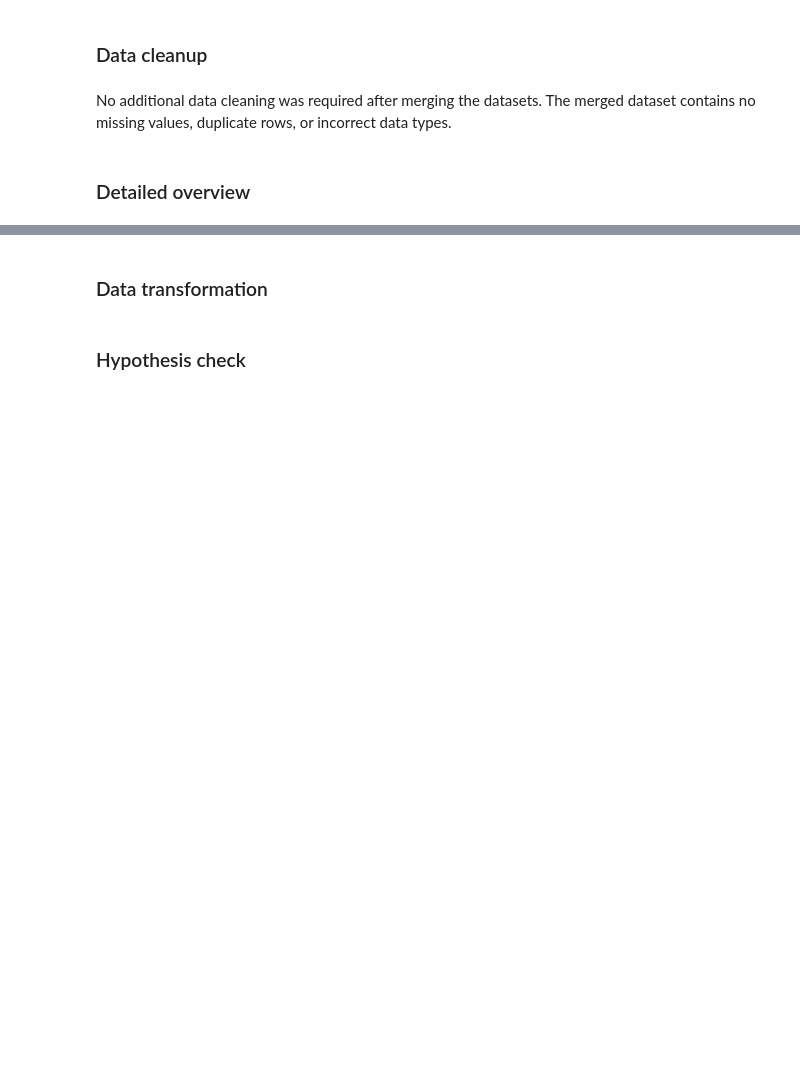
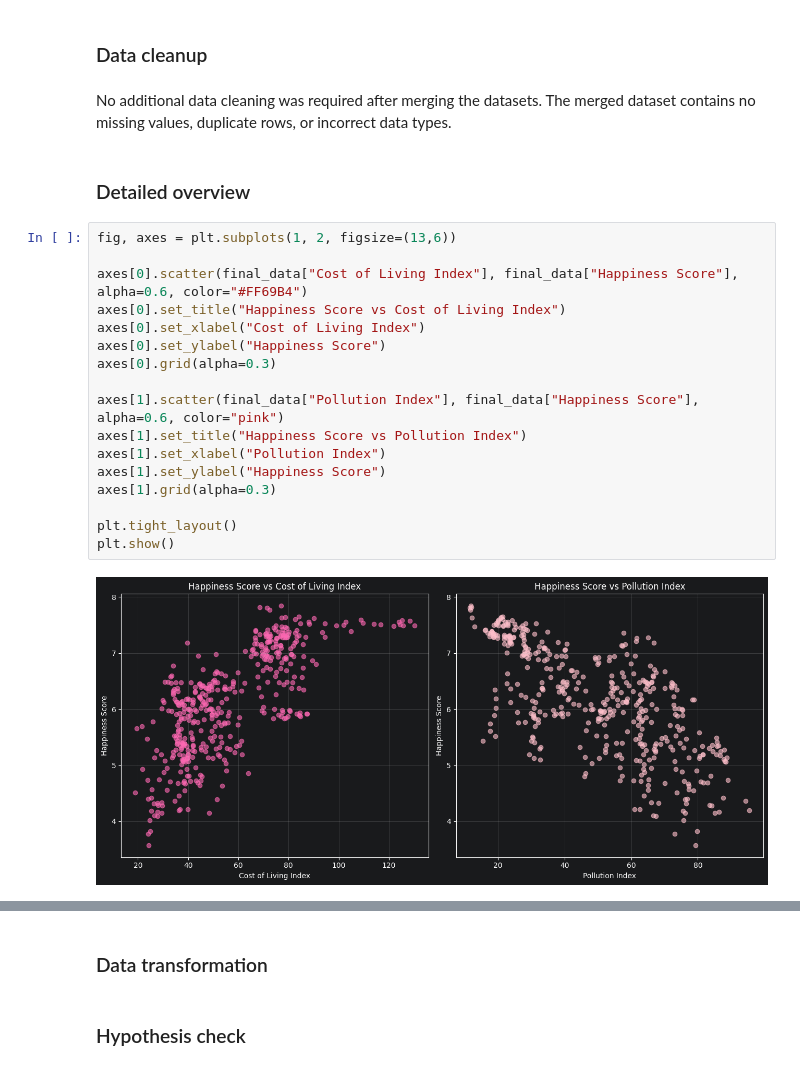
Before and after one commit to soonserv/data-best-project, a Jupyter notebook: notebooks/SA_notebook.ipynb, the cells around one changed output, grey strips where cells are left out. Saved outputs shown, nothing was run; the diff lists cells and outputs as text; blank space fills up the shorter version.

```diff
--- a/notebooks/SA_notebook.ipynb
+++ b/notebooks/SA_notebook.ipynb
@@ -716,3 +738,22 @@ array([2015, 2016, 2017, 2018, 2019, 2020, 2021, 2022])
 No additional data cleaning was required after merging the datasets. The merged dataset contains no missing values, duplicate rows, or incorrect data types.
 # %% [markdown]
 ### Detailed overview
+# %%
+fig, axes = plt.subplots(1, 2, figsize=(13,6))
+
+axes[0].scatter(final_data["Cost of Living Index"], final_data["Happiness Score"], alpha=0.6, color="#FF69B4")
+axes[0].set_title("Happiness Score vs Cost of Living Index")
+axes[0].set_xlabel("Cost of Living Index")
+axes[0].set_ylabel("Happiness Score")
+axes[0].grid(alpha=0.3)
+
+axes[1].scatter(final_data["Pollution Index"], final_data["Happiness Score"], alpha=0.6, color="pink")
+axes[1].set_title("Happiness Score vs Pollution Index")
+axes[1].set_xlabel("Pollution Index")
+axes[1].set_ylabel("Happiness Score")
+axes[1].grid(alpha=0.3)
+
+plt.tight_layout()
+plt.show()
+# %% [output]
+[figure, added]
```
Also changed, not shown: parts of 19 cells of this notebook.
